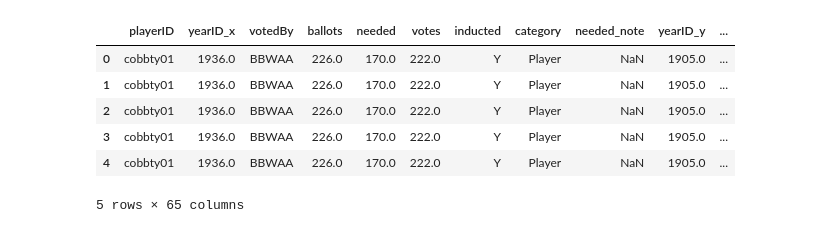
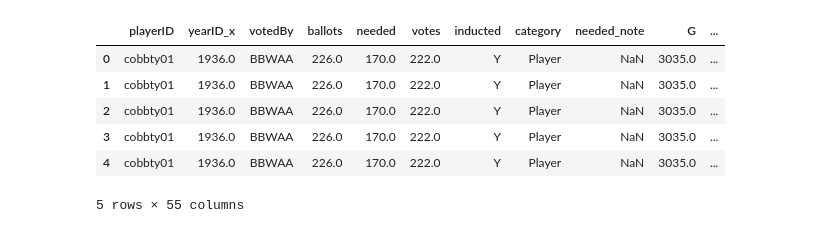
Before and after one commit to adrianm240/baseball_statcast, a Jupyter notebook: mlb_hof.ipynb, the cells around one changed output. Drawn from its saved outputs; the diff is of its cells as text; code cells hidden in the pictures.

Commit message:
adding additional data files and updated code to include sums for career.

```diff
--- a/mlb_hof.ipynb
+++ b/mlb_hof.ipynb
@@ -17,3 +17,11 @@ batting_df = pd.read_csv(batting_path)
 player_df = pd.read_csv(player_path)
 awards_df = pd.read_csv(awards_path)
 allstar_df = pd.read_csv(allstar_path)
+# %%
+# sum all batter stats by year for career totals
+d_bat = dict.fromkeys(('G', 'AB', 'R', 'H', '2B', '3B', 'HR', 'RBI', 'SB', 'CS', 'BB', 'SO',
+                   'IBB', 'HBP', 'SH', 'SF', 'GIDP'), ['sum'])
+
+group_batting_df = batting_df.groupby('playerID', as_index = False).agg(d_bat)
+group_batting_df.columns = group_batting_df.columns.droplevel(1)
+group_batting_df
@@ -19,0 +42,5 @@ allstar_df = pd.read_csv(allstar_path)
+# %%
+# sum all batter all star games for career
+d_asg = {'GP':'sum'}
+group_allstar_df = allstar_df.groupby('playerID', as_index = False).agg(d_asg)
+group_allstar_df
@@ -20,15 +61,15 @@ allstar_df = pd.read_csv(allstar_path)
 # %%
-# merge the 5 csv files into one dataframe
+# merge the 5 dataframes into one dataframe
 merged_df = reduce(lambda x,y: pd.merge(x,y, on='playerID', how='outer'),
-                    [hof_df, batting_df, player_df, awards_df, allstar_df])
+                    [hof_df, group_batting_df, player_df, awards_df, group_allstar_df])
 merged_df.head()
 # %% [output]
-|  | playerID | yearID_x | votedBy | ballots | needed | votes | inducted | category | needed_note | yearID_y | ... |
-| 0 | cobbty01 | 1936.0 | BBWAA | 226.0 | 170.0 | 222.0 | Y | Player | NaN | 1905.0 | ... |
-| 1 | cobbty01 | 1936.0 | BBWAA | 226.0 | 170.0 | 222.0 | Y | Player | NaN | 1905.0 | ... |
-| 2 | cobbty01 | 1936.0 | BBWAA | 226.0 | 170.0 | 222.0 | Y | Player | NaN | 1905.0 | ... |
-| 3 | cobbty01 | 1936.0 | BBWAA | 226.0 | 170.0 | 222.0 | Y | Player | NaN | 1905.0 | ... |
-| 4 | cobbty01 | 1936.0 | BBWAA | 226.0 | 170.0 | 222.0 | Y | Player | NaN | 1905.0 | ... |
+|  | playerID | yearID_x | votedBy | ballots | needed | votes | inducted | category | needed_note | G | ... |
+| 0 | cobbty01 | 1936.0 | BBWAA | 226.0 | 170.0 | 222.0 | Y | Player | NaN | 3035.0 | ... |
+| 1 | cobbty01 | 1936.0 | BBWAA | 226.0 | 170.0 | 222.0 | Y | Player | NaN | 3035.0 | ... |
+| 2 | cobbty01 | 1936.0 | BBWAA | 226.0 | 170.0 | 222.0 | Y | Player | NaN | 3035.0 | ... |
+| 3 | cobbty01 | 1936.0 | BBWAA | 226.0 | 170.0 | 222.0 | Y | Player | NaN | 3035.0 | ... |
+| 4 | cobbty01 | 1936.0 | BBWAA | 226.0 | 170.0 | 222.0 | Y | Player | NaN | 3035.0 | ... |
-5 rows × 65 columns
+5 rows × 55 columns
 # %%
 # sort by playerID and drop duplicates and keeping the last playerID
```
Also changed, not shown: parts of 15 cells of this notebook, 3 other files.
